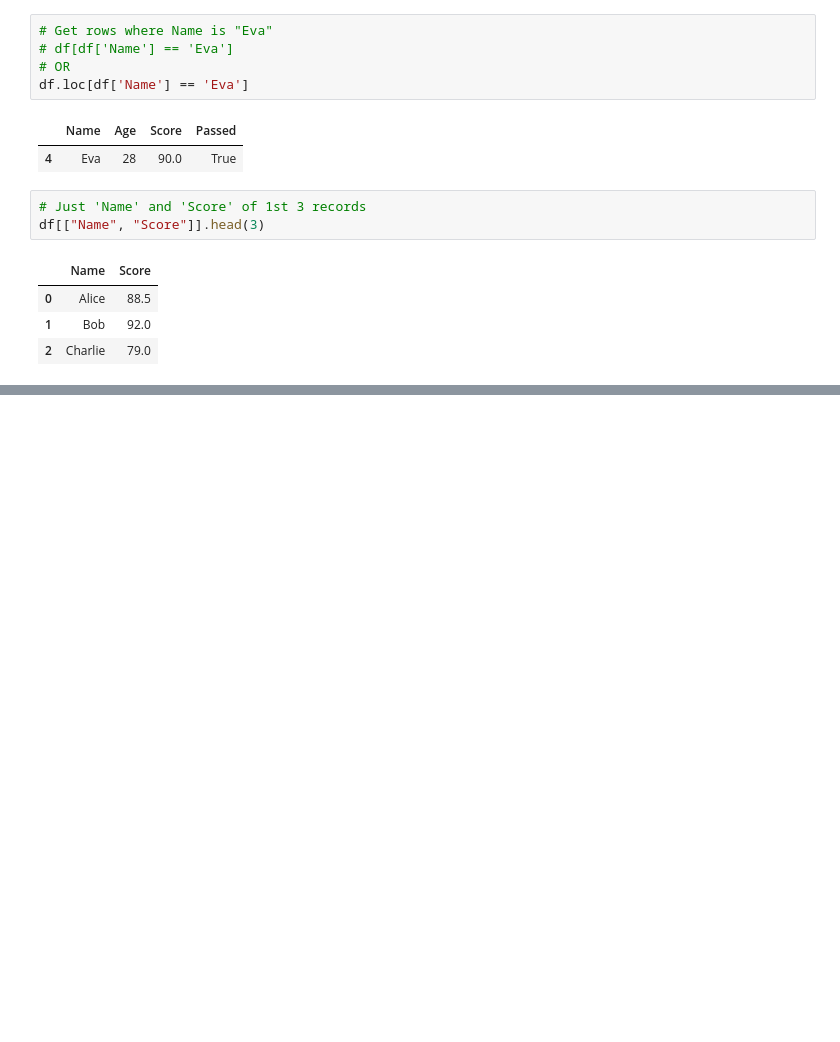
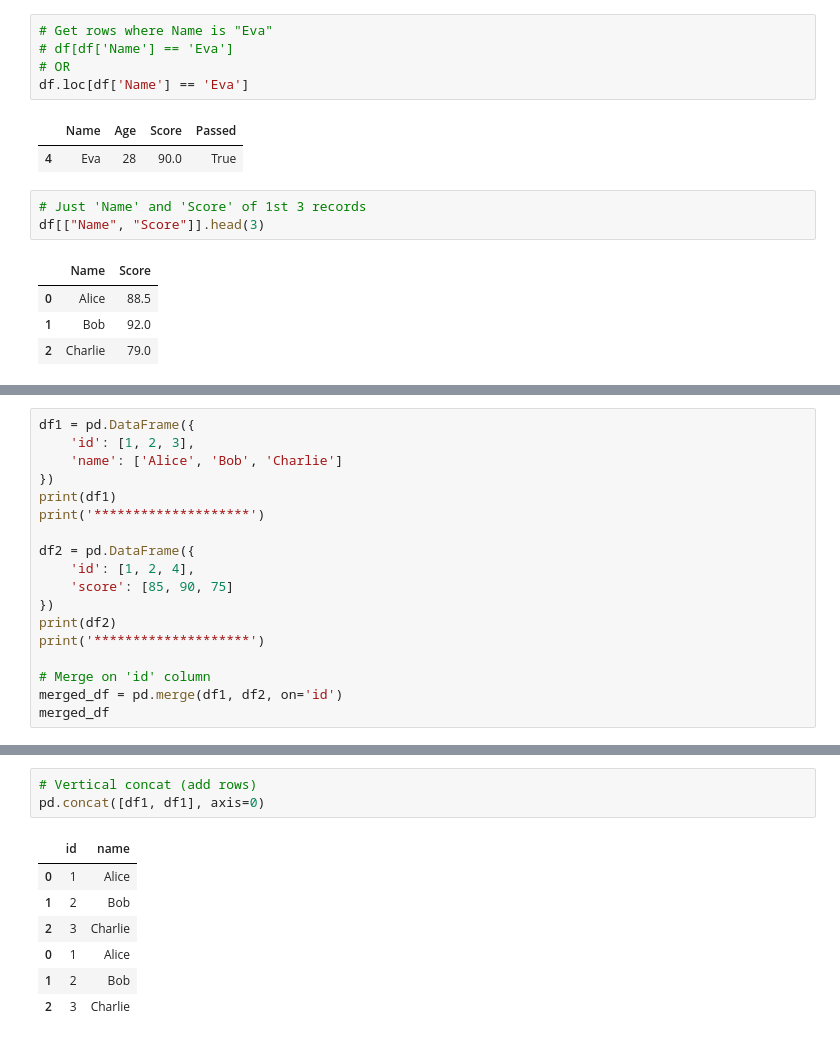
Before and after one commit to xyzabcdefghi/Pandas-1, a Jupyter notebook: Pandas_combined_with_notes.ipynb, the cells around one changed output, grey strips where cells are left out. Drawn from its saved outputs; the diff is of its cells as text; blank space fills up the shorter version.

```diff
--- a/Pandas_combined_with_notes.ipynb
+++ b/Pandas_combined_with_notes.ipynb
@@ -2829,0 +2986,18 @@ df[["Name", "Score"]].head(3)
+# %%
+df1 = pd.DataFrame({
+    'id': [1, 2, 3],
+    'name': ['Alice', 'Bob', 'Charlie']
+})
+print(df1)
+print('********************')
+
+df2 = pd.DataFrame({
+    'id': [1, 2, 4],
+    'score': [85, 90, 75]
+})
+print(df2)
+print('********************')
+
+# Merge on 'id' column
+merged_df = pd.merge(df1, df2, on='id')
+merged_df
@@ -2829,0 +3018,11 @@ df[["Name", "Score"]].head(3)
+# %%
+# Vertical concat (add rows)
+pd.concat([df1, df1], axis=0)
+# %% [output]
+|  | id | name |
+| 0 | 1 | Alice |
+| 1 | 2 | Bob |
+| 2 | 3 | Charlie |
+| 0 | 1 | Alice |
+| 1 | 2 | Bob |
+| 2 | 3 | Charlie |
```
Also changed, not shown: parts of 23 cells of this notebook.
